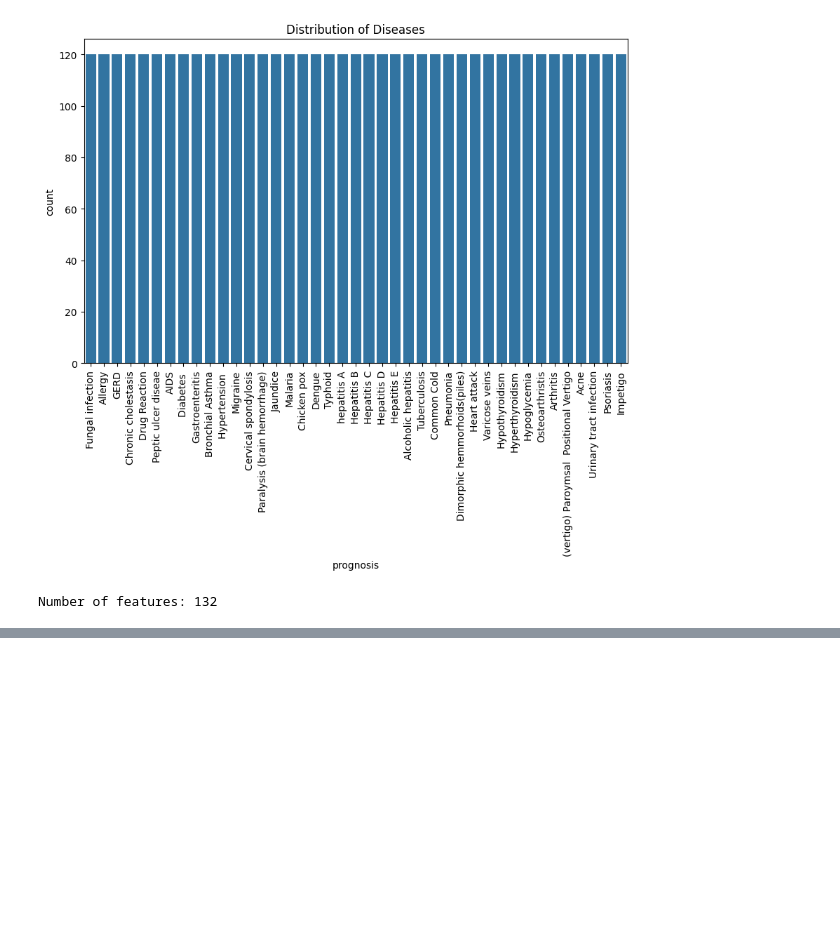
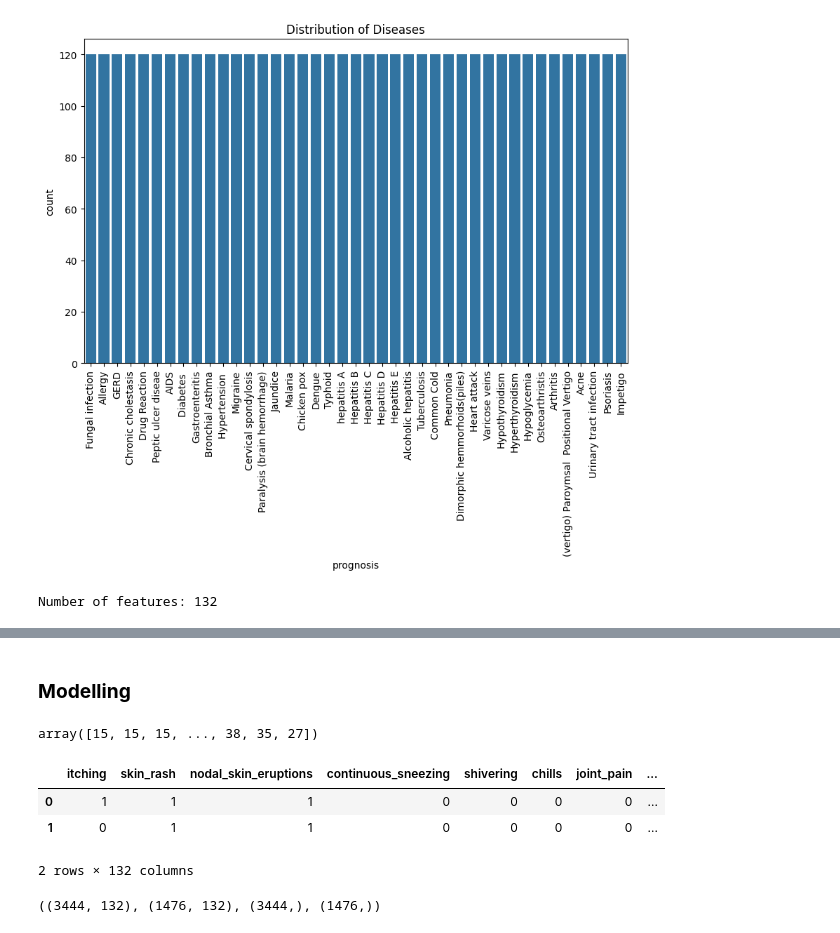
Before and after one commit to Cynthiachelangat/medicineRecommeder, a Jupyter notebook: system.ipynb, the cells around one changed output, grey strips where cells are left out. Drawn from its saved outputs; the diff is of its cells as text; code cells hidden in the pictures; blank space fills up the shorter version.

Commit message:
Modelling

```diff
--- a/system.ipynb
+++ b/system.ipynb
@@ -155,0 +196,18 @@ ValueError: Layout of 5x6 must be larger than required size 132
+# %% [markdown]
+### **Modelling**
+# %%
+X = data.drop("prognosis", axis=1)
+y = data['prognosis']
+# %%
+le = LabelEncoder()
+y_encoded = le.fit_transform(y)
+y_encoded
+# %% [output]
+array([15, 15, 15, ..., 38, 35, 27])
+# %%
+X.head(2)
+# %% [output]
+|  | itching | skin_rash | nodal_skin_eruptions | continuous_sneezing | shivering | chills | joint_pain | ... |
+| 0 | 1 | 1 | 1 | 0 | 0 | 0 | 0 | ... |
+| 1 | 0 | 1 | 1 | 0 | 0 | 0 | 0 | ... |
+2 rows × 132 columns
@@ -155,0 +216,4 @@ ValueError: Layout of 5x6 must be larger than required size 132
+# %%
+X_train.shape,X_test.shape, y_train.shape, y_test.shape
+# %% [output]
+((3444, 132), (1476, 132), (3444,), (1476,))
```
Also changed, not shown: parts of 12 cells of this notebook, 2 other files.
